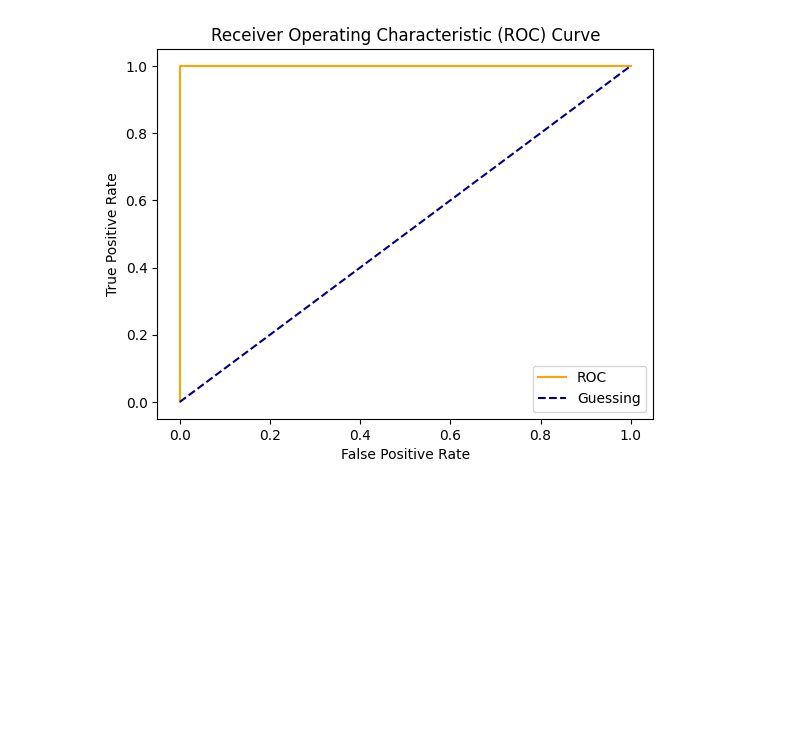
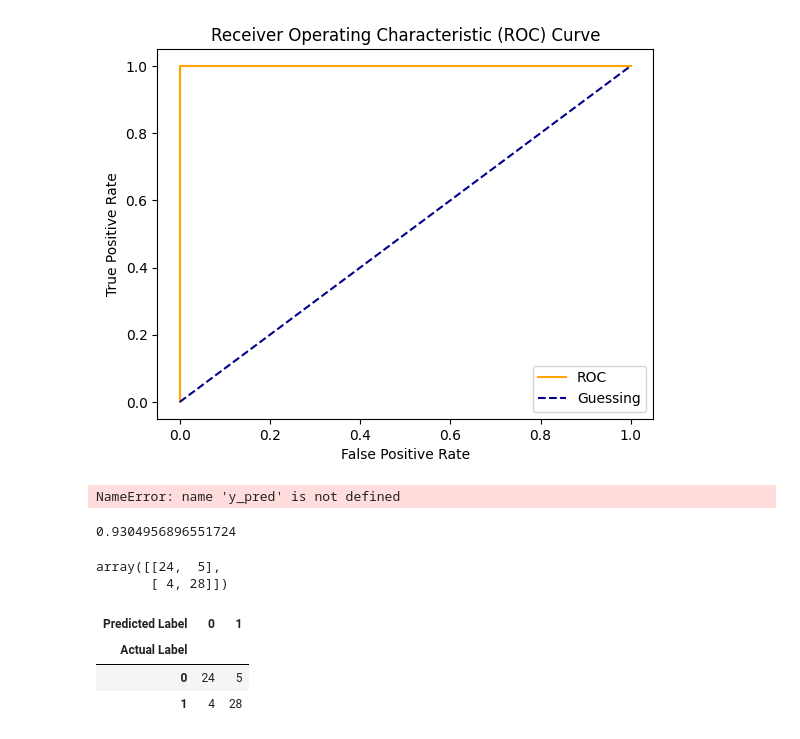
Before and after one commit to devyanshbatra/LINEAR-REGRESSION-MACHINE-LEARNING, a Jupyter notebook: Scikit_Learn_Classification_Workflow.ipynb, the cells around one changed output. Saved outputs shown, nothing was run; the diff lists cells and outputs as text; code cells hidden in the pictures; blank space fills up the shorter version.

```diff
--- a/Scikit_Learn_Classification_Workflow.ipynb
+++ b/Scikit_Learn_Classification_Workflow.ipynb
@@ -750,3 +755,8 @@ fpr, tpr, thresholds = roc_curve(y_test, y_test)
 plot_roc_curve(fpr, tpr)
 # %% [output]
 [figure]
+# %%
+fpr,tpr,thresholds = roc_curve(y_pred,y_test)
+plot_roc_curve(fpr,tpr)
+# %% [output]
+NameError: name 'y_pred' is not defined
@@ -752,0 +765,26 @@ plot_roc_curve(fpr, tpr)
+# %%
+from sklearn.metrics import roc_auc_score
+
+roc_auc_score_value = roc_auc_score(y_test, y_probs)
+roc_auc_score_value
+# %% [output]
+0.9304956896551724
+# %%
+from sklearn.metrics import confusion_matrix
+
+y_preds = clf.predict(X_test)                 # the use of the random forst classifier as the model and the predict funtion to predict the valurs on the test set
+
+confusion_matrix(y_test, y_preds)
+# %% [output]
+array([[24,  5],
+       [ 4, 28]])
+# %%
+pd.crosstab(y_test,
+            y_preds,
+            rownames=["Actual Label"],
+            colnames=["Predicted Label"])
+# %% [output]
+| Predicted Label | 0 | 1 |
+| Actual Label |  |  |
+| 0 | 24 | 5 |
+| 1 | 4 | 28 |
```
Also changed, not shown: parts of 9 cells of this notebook.
